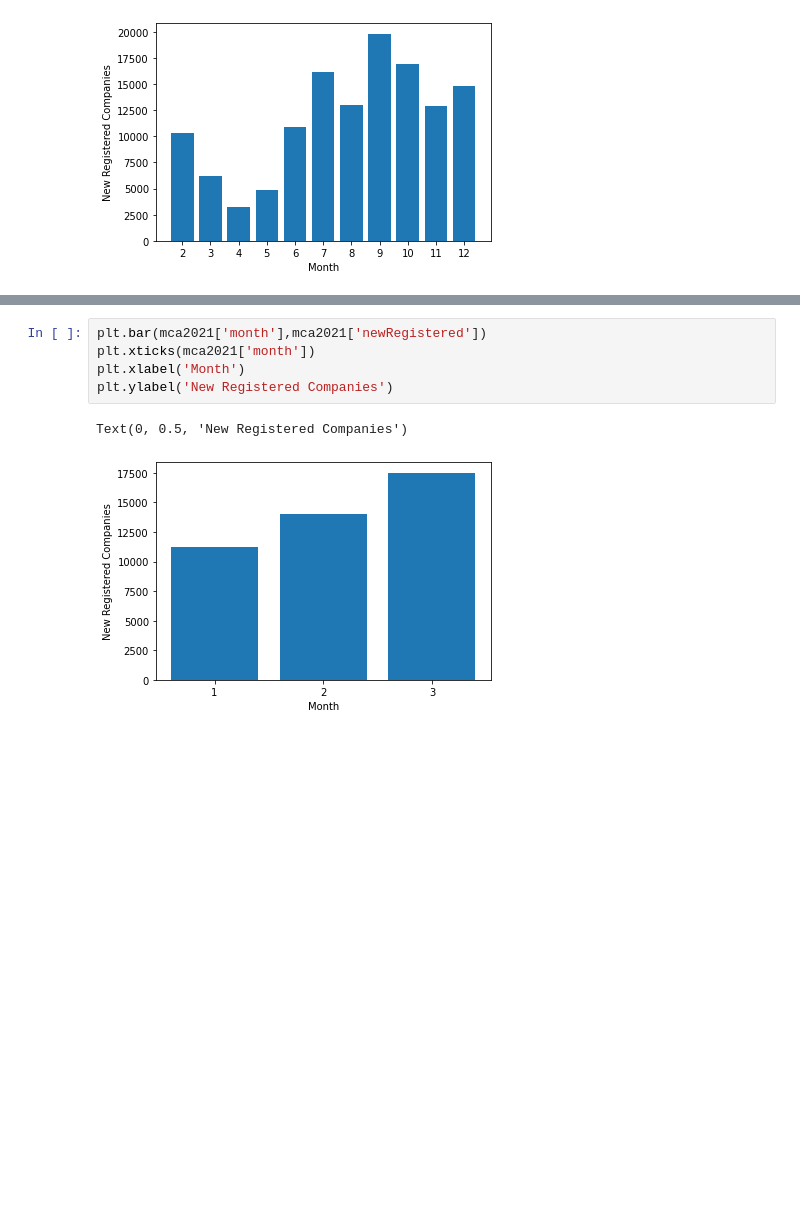
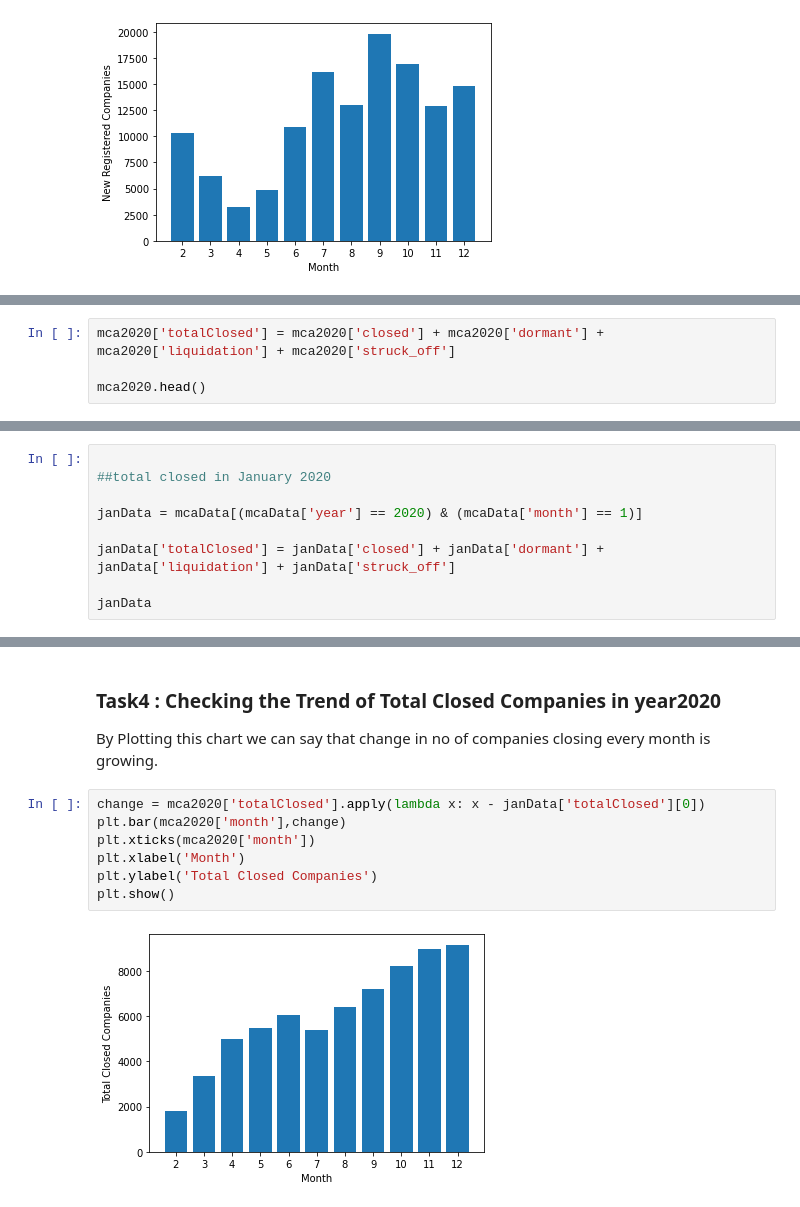
Before and after one commit to goyalshashank/DataScience, a Jupyter notebook: CovidAnalysis/CovidAnalysis.ipynb, the cells around one changed output, grey strips where cells are left out. Saved outputs shown, nothing was run; the diff lists cells and outputs as text; blank space fills up the shorter version.

```diff
--- a/CovidAnalysis/CovidAnalysis.ipynb
+++ b/CovidAnalysis/CovidAnalysis.ipynb
@@ -74,0 +98,4 @@ Text(0, 0.5, 'New Registered Companies')
+# %%
+mca2020['totalClosed'] = mca2020['closed'] + mca2020['dormant'] + mca2020['liquidation'] + mca2020['struck_off']
+
+mca2020.head()
@@ -74,0 +114,9 @@ Text(0, 0.5, 'New Registered Companies')
+# %%
+
+##total closed in January 2020
+
+janData = mcaData[(mcaData['year'] == 2020) & (mcaData['month'] == 1)]
+
+janData['totalClosed'] = janData['closed'] + janData['dormant'] + janData['liquidation'] + janData['struck_off']
+
+janData
@@ -75,8 +131,13 @@ Text(0, 0.5, 'New Registered Companies')
+# %% [markdown]
+### Task4 : Checking the Trend of Total Closed Companies in year2020
+
+By Plotting this chart we can say that change in no of companies closing every month is growing.
 # %%
-plt.bar(mca2021['month'],mca2021['newRegistered'])
-plt.xticks(mca2021['month'])
+change = mca2020['totalClosed'].apply(lambda x: x - janData['totalClosed'][0])
+plt.bar(mca2020['month'],change)
+plt.xticks(mca2020['month'])
 plt.xlabel('Month')
-plt.ylabel('New Registered Companies')
+plt.ylabel('Total Closed Companies')
+plt.show()
 # %% [output]
-Text(0, 0.5, 'New Registered Companies')
-[figure, old version]
+[figure, new version]
```
Also changed, not shown: parts of 9 cells of this notebook.
